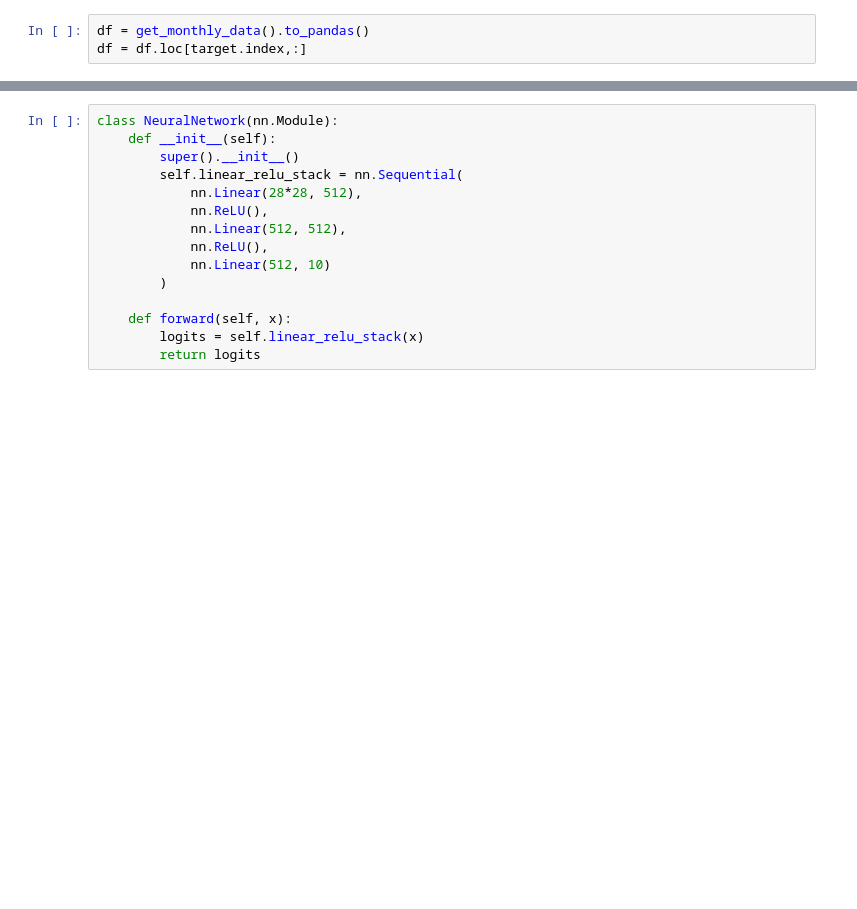
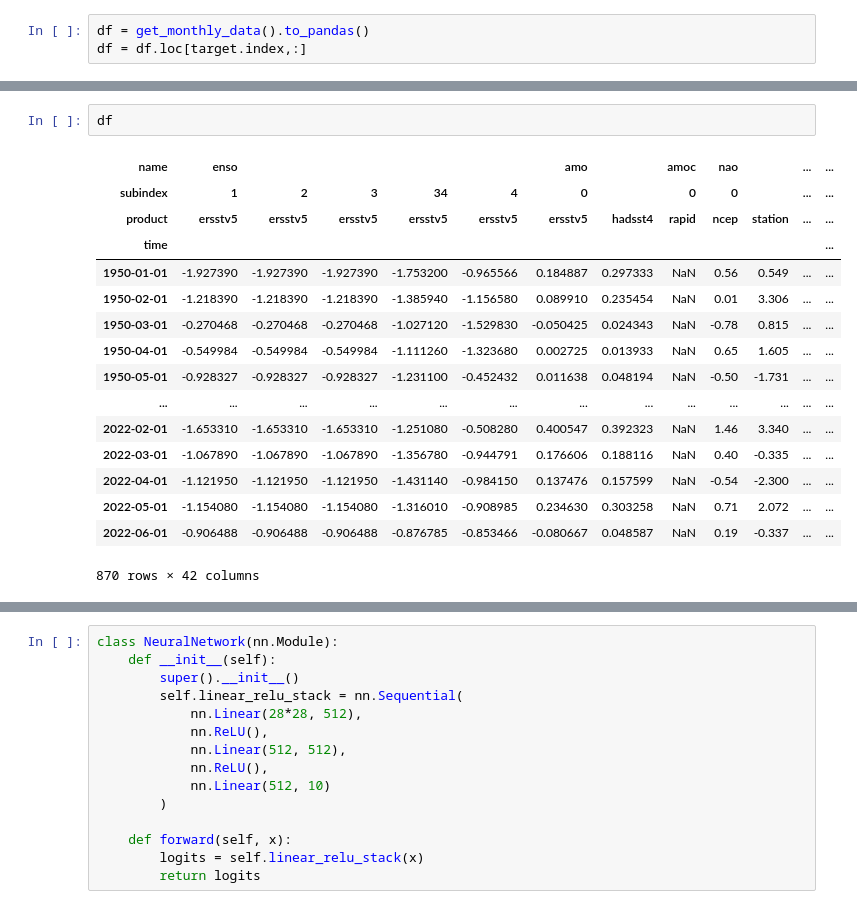
Before and after one commit to chiemvs/Medley, a Jupyter notebook: notebooks/Temporal_exploration.ipynb, the cells around one changed output, grey strips where cells are left out. Drawn from its saved outputs; the diff is of its cells as text; blank space fills up the shorter version.

```diff
--- a/notebooks/Temporal_exploration.ipynb
+++ b/notebooks/Temporal_exploration.ipynb
@@ -74 +88,20 @@ cal.show()
+# %%
+df
+# %% [output]
+| name | enso |  |  |  |  | amo |  | amoc | nao |  | ... | ... |
+| subindex | 1 | 2 | 3 | 34 | 4 | 0 |  | 0 | 0 |  | ... | ... |
+| product | ersstv5 | ersstv5 | ersstv5 | ersstv5 | ersstv5 | ersstv5 | hadsst4 | rapid | ncep | station | ... | ... |
+| time |  |  |  |  |  |  |  |  |  |  |  | ... |
+| 1950-01-01 | -1.927390 | -1.927390 | -1.927390 | -1.753200 | -0.965566 | 0.184887 | 0.297333 | NaN | 0.56 | 0.549 | ... | ... |
+| 1950-02-01 | -1.218390 | -1.218390 | -1.218390 | -1.385940 | -1.156580 | 0.089910 | 0.235454 | NaN | 0.01 | 3.306 | ... | ... |
+| 1950-03-01 | -0.270468 | -0.270468 | -0.270468 | -1.027120 | -1.529830 | -0.050425 | 0.024343 | NaN | -0.78 | 0.815 | ... | ... |
+| 1950-04-01 | -0.549984 | -0.549984 | -0.549984 | -1.111260 | -1.323680 | 0.002725 | 0.013933 | NaN | 0.65 | 1.605 | ... | ... |
+| 1950-05-01 | -0.928327 | -0.928327 | -0.928327 | -1.231100 | -0.452432 | 0.011638 | 0.048194 | NaN | -0.50 | -1.731 | ... | ... |
+| ... | ... | ... | ... | ... | ... | ... | ... | ... | ... | ... | ... | ... |
+| 2022-02-01 | -1.653310 | -1.653310 | -1.653310 | -1.251080 | -0.508280 | 0.400547 | 0.392323 | NaN | 1.46 | 3.340 | ... | ... |
+| 2022-03-01 | -1.067890 | -1.067890 | -1.067890 | -1.356780 | -0.944791 | 0.176606 | 0.188116 | NaN | 0.40 | -0.335 | ... | ... |
+| 2022-04-01 | -1.121950 | -1.121950 | -1.121950 | -1.431140 | -0.984150 | 0.137476 | 0.157599 | NaN | -0.54 | -2.300 | ... | ... |
+| 2022-05-01 | -1.154080 | -1.154080 | -1.154080 | -1.316010 | -0.908985 | 0.234630 | 0.303258 | NaN | 0.71 | 2.072 | ... | ... |
+| 2022-06-01 | -0.906488 | -0.906488 | -0.906488 | -0.876785 | -0.853466 | -0.080667 | 0.048587 | NaN | 0.19 | -0.337 | ... | ... |
+870 rows × 42 columns
 # %%
```
Also changed, not shown: parts of 15 cells of this notebook.
